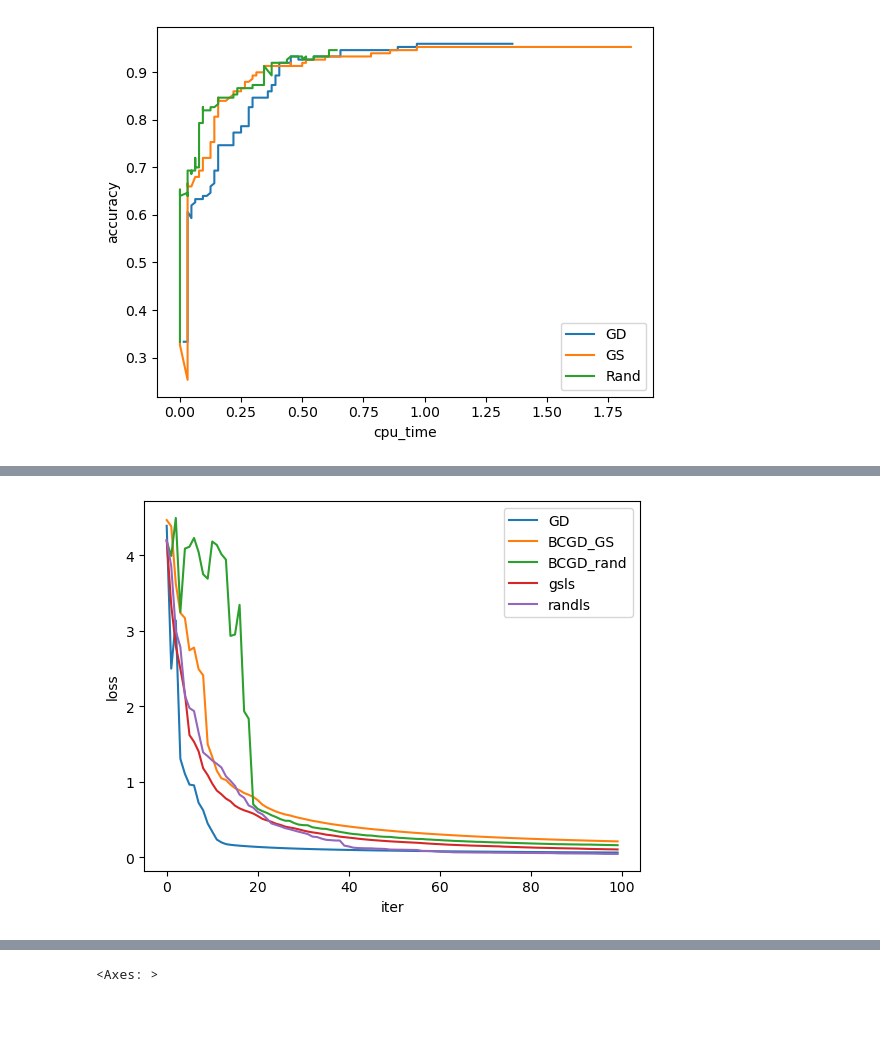
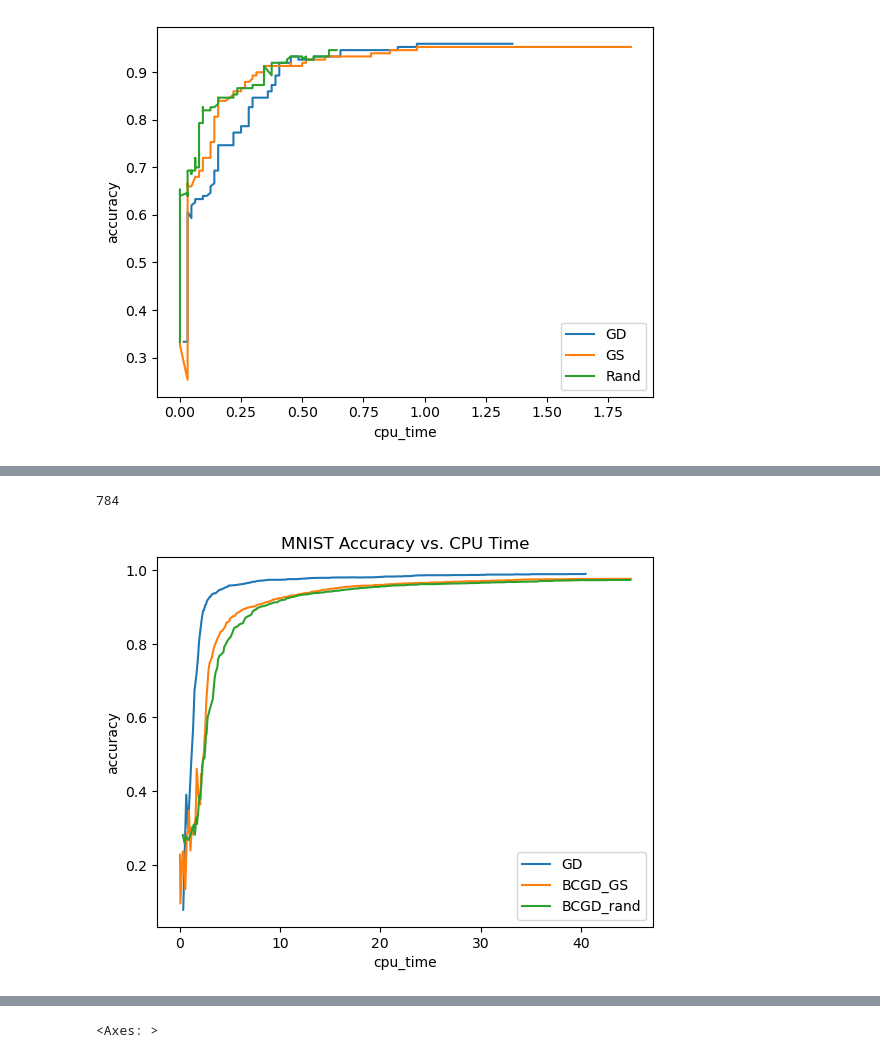
Before and after one commit to Aiecco/BCGD-methods, a Jupyter notebook: stepsize_exp.ipynb, the cells around one changed output, grey strips where cells are left out. Drawn from its saved outputs; the diff is of its cells as text; code cells hidden in the pictures; blank space fills up the shorter version.

```diff
--- a/stepsize_exp.ipynb
+++ b/stepsize_exp.ipynb
@@ -589,6 +596,8 @@ NameError: name 'digits_target_df' is not defined
+# %%
+step_size_digits = 1.5
 # %%
-digits_gd_df = gd(A,b_onehot, max_iter=100, eta=3.0)
+digits_gd_df = gd(A,b_onehot, max_iter=1000, step_size=step_size_digits)
 # %%
-digits_bcgd_gs_df = BCGD(gs_coord_select, step_size=2)
+digits_bcgd_gs_df = BCGD(gs_coord_select, step_size=step_size_digits, max_iter=1000)
 # %%
 digits_bcgd_gst_df = BCGD(gs_coord_select_T, step_size=2)
@@ -611,10 +604,14 @@ gs_coord_select_T(X0)
 # %%
-digits_bcgd_rand_df = BCGD(rand_coord_select, step_size=3)
+digits_bcgd_rand_df = BCGD(rand_coord_select, step_size=step_size_digits, max_iter=1000)
 # %%
 digits_bcgd_gsls_df = BCGD(gs_coord_select,coord_step=coord_step_linesearch, step_size=0.1)
 # %%
 digits_bcgd_randls_df = BCGD(rand_coord_select,coord_step=coord_step_linesearch, step_size=0.1)
-# %%
-plot_hist('iter', 'loss', [digits_gd_df, digits_bcgd_gs_df, digits_bcgd_rand_df, digits_bcgd_gsls_df,digits_bcgd_randls_df], ['GD', 'BCGD_GS', 'BCGD_rand', 'gsls', 'randls'])
-# %% [output]
-[figure, removed]
+# %%
+28**2
+# %% [output]
+784
+# %%
+plot_hist('cpu_time', 'accuracy', [digits_gd_df, digits_bcgd_gs_df[digits_bcgd_gs_df['cpu_time'] < 45], digits_bcgd_rand_df[digits_bcgd_rand_df['cpu_time'] < 45]], ['GD', 'BCGD_GS', 'BCGD_rand'], title = "MNIST Accuracy vs. CPU Time")
+# %% [output]
+[figure, added]
```
Also changed, not shown: parts of 16 cells of this notebook, 3 other files.
